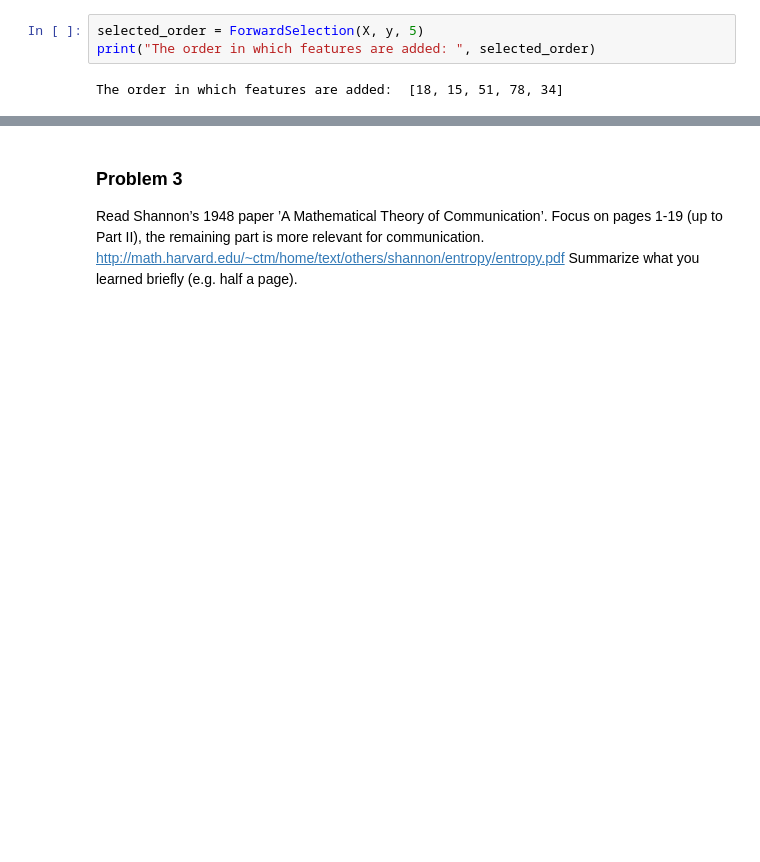
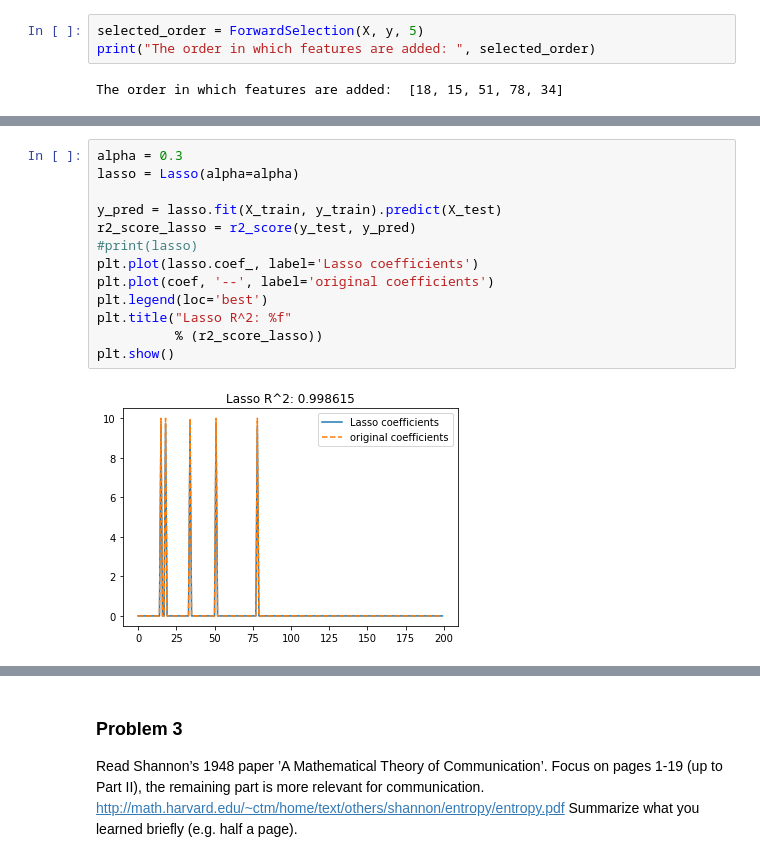
Before and after one commit to mxviteri/bds_hm1, a Jupyter notebook: hw4/HW4.ipynb, the cells around one changed output, grey strips where cells are left out. Cells and saved outputs as stored; diff of their text form; blank space fills up the shorter version.

```diff
--- a/hw4/HW4.ipynb
+++ b/hw4/HW4.ipynb
@@ -210,0 +280,15 @@ sfs1.subsets_
+# %%
+alpha = 0.3
+lasso = Lasso(alpha=alpha)
+
+y_pred = lasso.fit(X_train, y_train).predict(X_test)
+r2_score_lasso = r2_score(y_test, y_pred)
+#print(lasso)
+plt.plot(lasso.coef_, label='Lasso coefficients')
+plt.plot(coef, '--', label='original coefficients')
+plt.legend(loc='best')
+plt.title("Lasso R^2: %f"
+          % (r2_score_lasso))
+plt.show()
+# %% [output]
+[figure, added]
```
Also changed, not shown: parts of 13 cells of this notebook.
